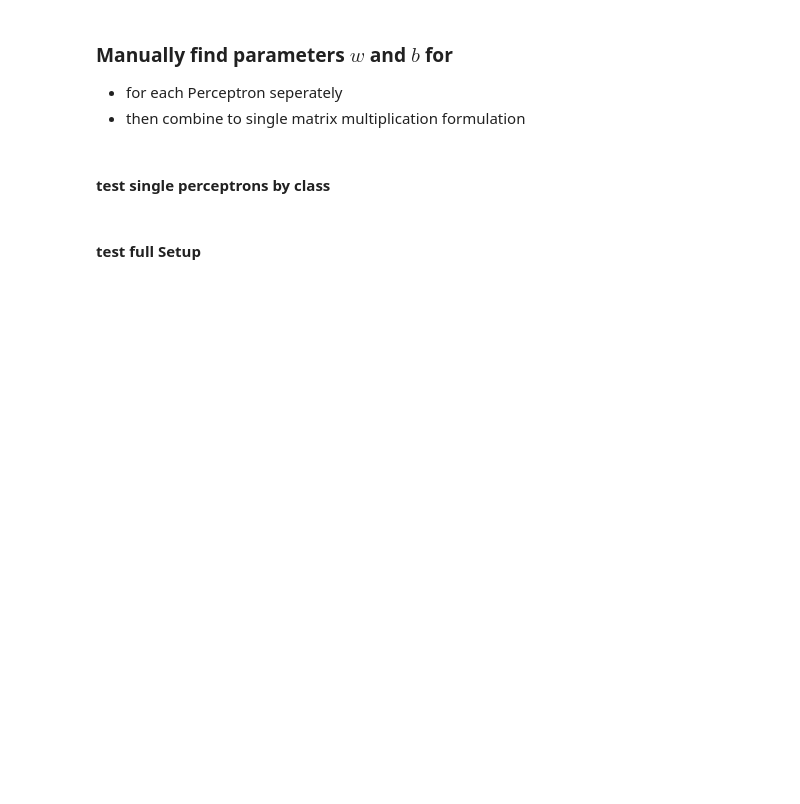
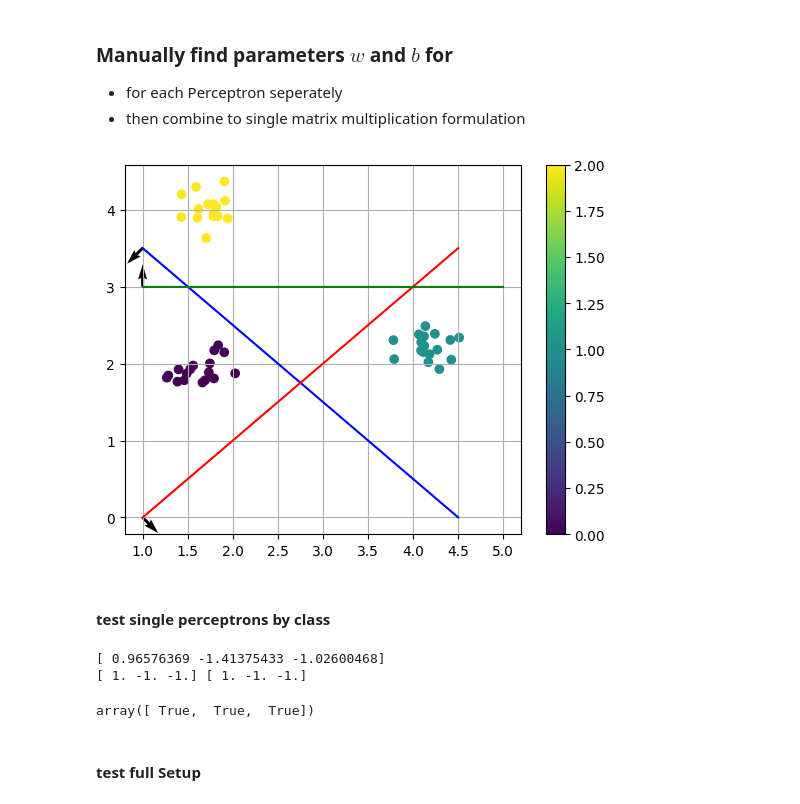
Before and after one commit to derSchaukler/DeepLearning25-new, a Jupyter notebook: week_2/Aufgabe_2_Multi_Class_Perceptrons.ipynb, the cells around one changed output. Saved outputs shown, nothing was run; the diff lists cells and outputs as text; code cells hidden in the pictures; blank space fills up the shorter version.

```diff
--- a/week_2/Aufgabe_2_Multi_Class_Perceptrons.ipynb
+++ b/week_2/Aufgabe_2_Multi_Class_Perceptrons.ipynb
@@ -101,3 +101,34 @@ plt.show()
 ### Manually find parameters $w$ and $b$ for
 * for each Perceptron seperately
 * then combine to single matrix multiplication formulation
+# %%
+#part 1: find slopes and intercepts by using the visualization
+w1=np.array([-1,-1])
+b1=4.5
+w2=np.array([1,-1])
+b2=-1
+w3=np.array([0,1])
+b3=-3
+
+# combine slopes and intercepts to a matrix
+W = np.array([w1,w2,w3])
+B = np.array([b1,b2,b3])
+
+# create a plot for all parts
+fig, ax = plt.subplots()
+plt.scatter(X[:,0],X[:,1],c=y)
+plt.colorbar()
+
+# add the lines to the plot
+line1 = plot_line_from_normal_vector_and_offset(w1, b1, color='blue', x_range=[1,4.5], ax=ax)
+line2 = plot_line_from_normal_vector_and_offset(w2, b2, color='red', x_range=[1,4.5], ax=ax)
+line3 = plot_line_from_normal_vector_and_offset(w3, b3, color='green', x_range=[1,5], ax=ax)
+
+
+plt.quiver(1,b1-1,w1[0],w1[1])
+plt.quiver(1,b2+1,w2[0],w2[1])
+plt.quiver(1,3,w3[0],w3[1])
+plt.grid()
+plt.show()
+# %% [output]
+[figure, added]
@@ -104,4 +138,13 @@ plt.show()
 # %% [markdown]
 #### test single perceptrons by class
+# %%
+i=0
+print(W.dot(X[i,:].T)+B)
+print (y_encoded[i],np.sign(W.dot(X[i,:].T)+B))
+y_encoded[i]==np.sign(W.dot(X[i,:].T)+B)
+# %% [output]
+[ 0.96576369 -1.41375433 -1.02600468]
+[ 1. -1. -1.] [ 1. -1. -1.]
+array([ True,  True,  True])
 # %% [markdown]
 #### test full Setup
```
Also changed, not shown: parts of 8 cells of this notebook.
